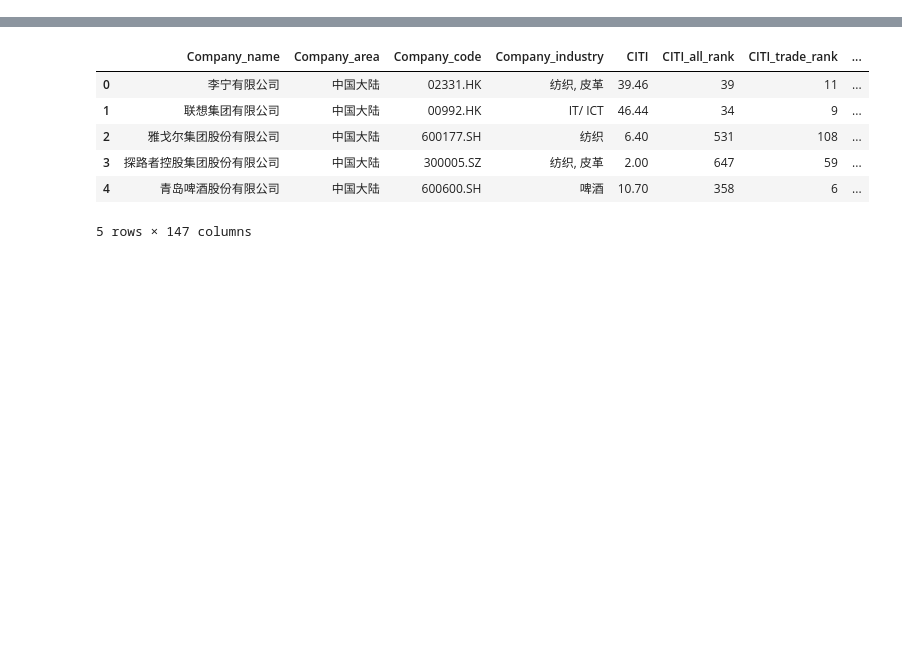
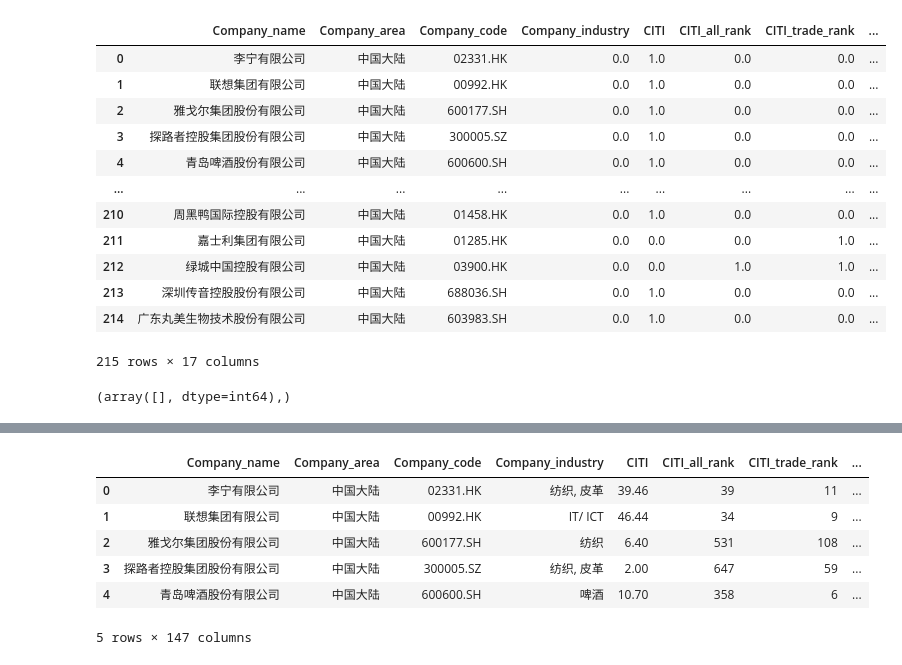
Before and after one commit to firezl/green-supply-chain, a Jupyter notebook: analysis.ipynb, the cells around one changed output, grey strips where cells are left out. Saved outputs shown, nothing was run; the diff lists cells and outputs as text; code cells hidden in the pictures; blank space fills up the shorter version.

```diff
--- a/analysis.ipynb
+++ b/analysis.ipynb
@@ -9,0 +11,23 @@ from sklearn.model_selection import train_test_split
+# %%
+result = pd.read_excel("./result.xlsx")
+result = result.drop(columns=['Unnamed: 1'])
+result.fillna(0.0, inplace=True)
+result
+# %% [output]
+|  | Company_name | Company_area | Company_code | Company_industry | CITI | CITI_all_rank | CITI_trade_rank | ... |
+| 0 | 李宁有限公司 | 中国大陆 | 02331.HK | 0.0 | 1.0 | 0.0 | 0.0 | ... |
+| 1 | 联想集团有限公司 | 中国大陆 | 00992.HK | 0.0 | 1.0 | 0.0 | 0.0 | ... |
+| 2 | 雅戈尔集团股份有限公司 | 中国大陆 | 600177.SH | 0.0 | 1.0 | 0.0 | 0.0 | ... |
+| 3 | 探路者控股集团股份有限公司 | 中国大陆 | 300005.SZ | 0.0 | 1.0 | 0.0 | 0.0 | ... |
+| 4 | 青岛啤酒股份有限公司 | 中国大陆 | 600600.SH | 0.0 | 1.0 | 0.0 | 0.0 | ... |
+| ... | ... | ... | ... | ... | ... | ... | ... | ... |
+| 210 | 周黑鸭国际控股有限公司 | 中国大陆 | 01458.HK | 0.0 | 1.0 | 0.0 | 0.0 | ... |
+| 211 | 嘉士利集团有限公司 | 中国大陆 | 01285.HK | 0.0 | 0.0 | 0.0 | 1.0 | ... |
+| 212 | 绿城中国控股有限公司 | 中国大陆 | 03900.HK | 0.0 | 0.0 | 1.0 | 1.0 | ... |
+| 213 | 深圳传音控股股份有限公司 | 中国大陆 | 688036.SH | 0.0 | 1.0 | 0.0 | 0.0 | ... |
+| 214 | 广东丸美生物技术股份有限公司 | 中国大陆 | 603983.SH | 0.0 | 1.0 | 0.0 | 0.0 | ... |
+215 rows × 17 columns
+# %%
+np.where(result["SC_CCHHI"]==" ")
+# %% [output]
+(array([], dtype=int64),)
```
Also changed, not shown: parts of 17 cells of this notebook, 7 other files.
